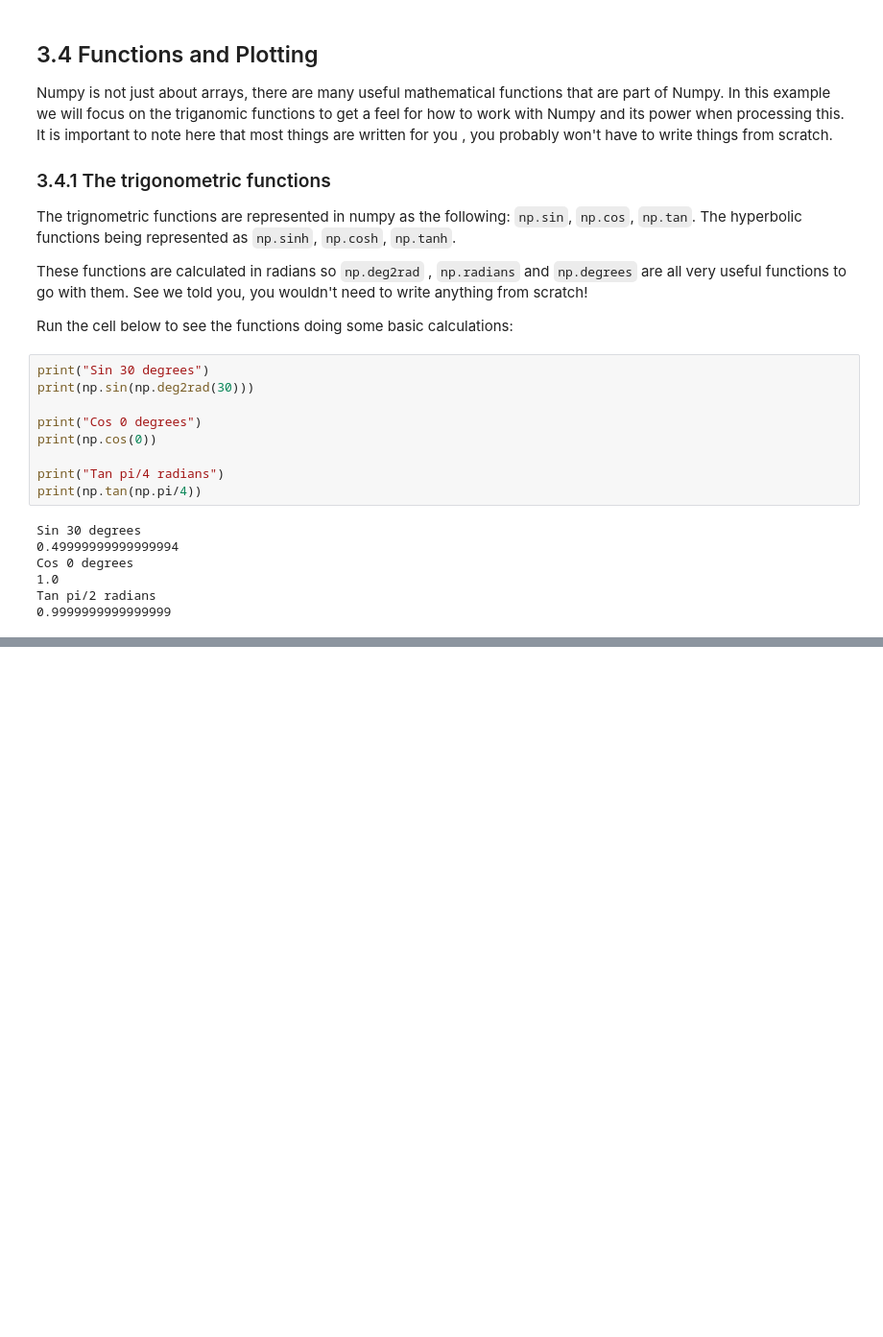
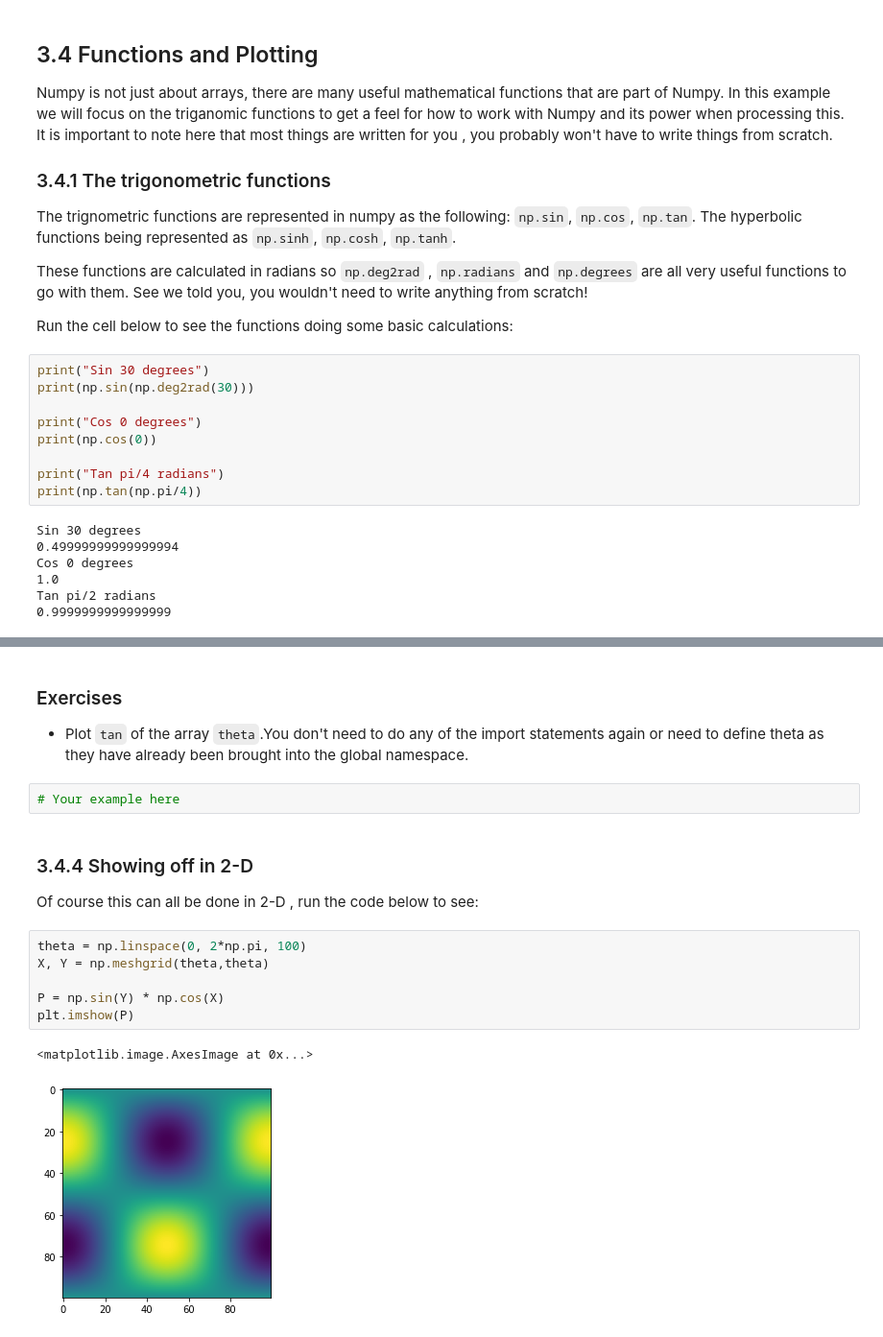
Before and after one commit to rosalindfranklininstitute/phd-training-2022, a Jupyter notebook: session_2/Introduction_to_numpy.ipynb, the cells around one changed output, grey strips where cells are left out. Shown: that part at 96% size. Saved outputs shown, nothing was run; the diff lists cells and outputs as text; blank space fills up the shorter version.

Commit message:
adding more exercises

```diff
--- a/session_2/Introduction_to_numpy.ipynb
+++ b/session_2/Introduction_to_numpy.ipynb
@@ -296,0 +280,19 @@ plt.imshow(P)
+# %% [markdown]
+### Exercises
+
+* Plot `tan` of the array `theta`.You don't need to do any of the import statements again or need to define theta as they have already been brought into the global namespace.
+# %%
+# Your example here
+# %% [markdown]
+### 3.4.4 Showing off in 2-D
+
+Of course this can all be done in 2-D , run the code below to see:
+# %%
+theta = np.linspace(0, 2*np.pi, 100)
+X, Y = np.meshgrid(theta,theta)
+
+P = np.sin(Y) * np.cos(X)
+plt.imshow(P)
+# %% [output]
+<matplotlib.image.AxesImage at 0x...>
+[figure, added]
```
Also changed, not shown: parts of 17 cells of this notebook.
